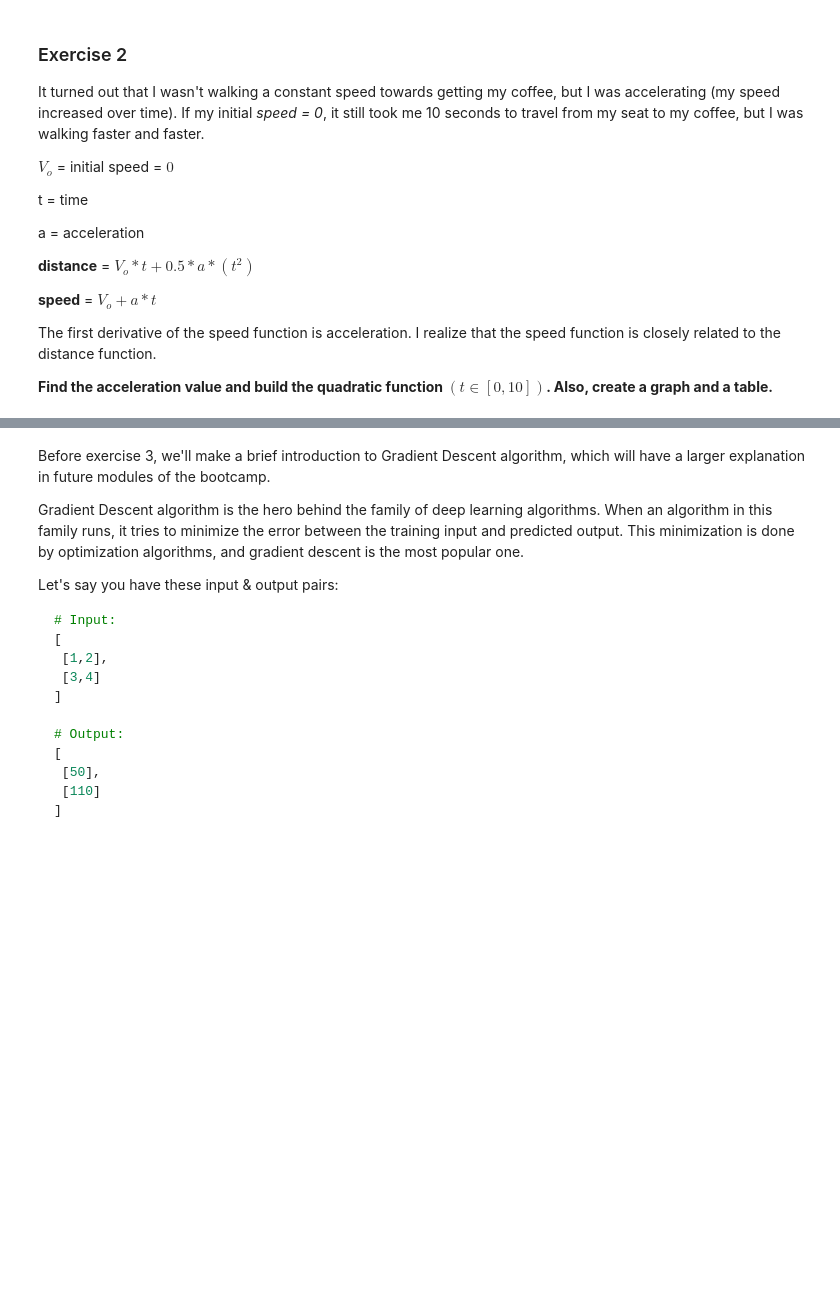
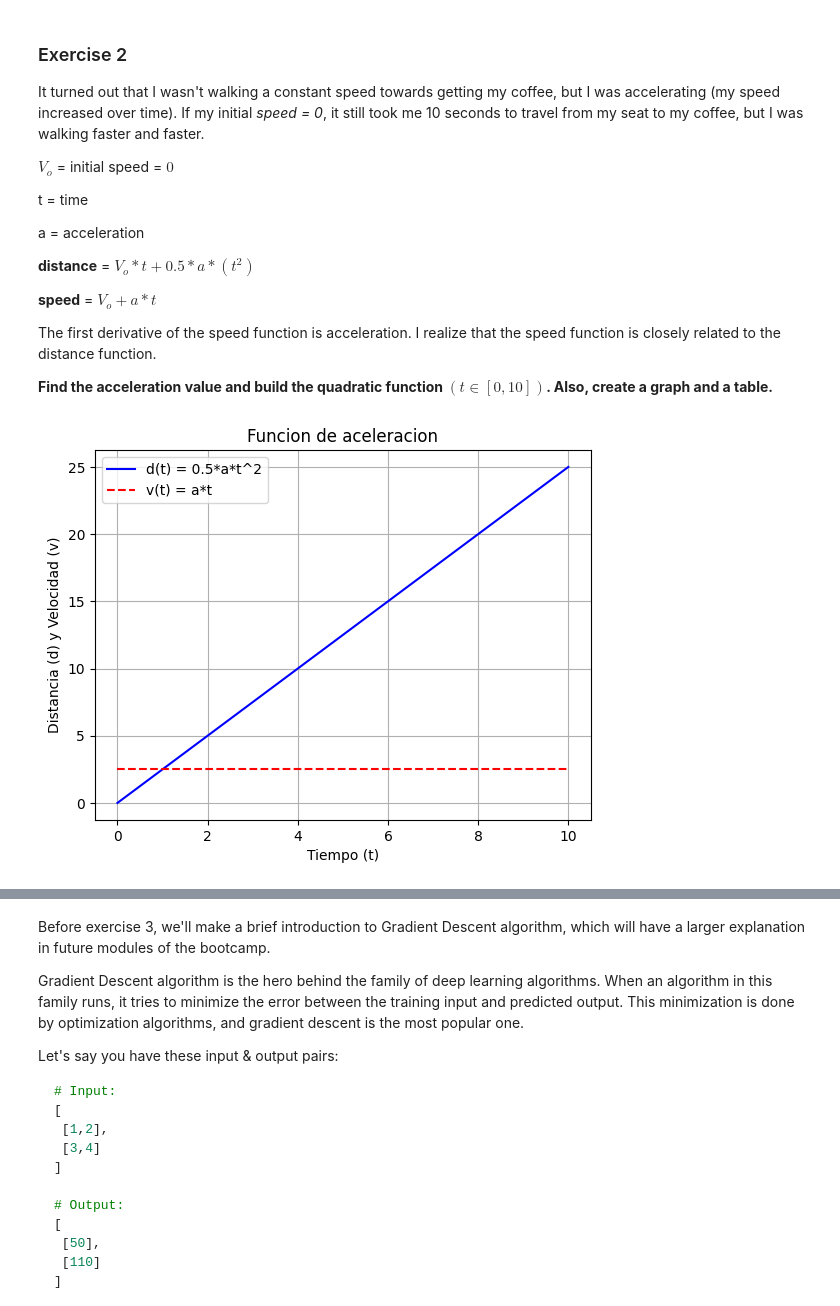
Before and after one commit to tere1507/calculus-and-algebra-problems-with-python, a Jupyter notebook: notebook/problems.ipynb, the cells around one changed output, grey strips where cells are left out. Saved outputs shown, nothing was run; the diff lists cells and outputs as text; code cells hidden in the pictures; blank space fills up the shorter version.

```diff
--- a/notebook/problems.ipynb
+++ b/notebook/problems.ipynb
@@ -52,4 +90,21 @@ The first derivative of the speed function is acceleration. I realize that the s
 # %%
 # Define and plot the quadratic funtion
+def d(t, V0, a):
+    return V0* t + 0.5 * a *t**2
+    t_values = np.linspace(0, 10, 100)
+    d_values = d(t_values, V0, a)
+    v_values = V0 + a * t_values
+
+    plt.figure(figsize=(10, 5))
+plt.plot(t_values, d_values, 'b-', label='d(t) = 0.5*a*t^2')
+plt.plot(t_values, v_values, 'r--', label='v(t) = a*t')
+plt.xlabel('Tiempo (t)')
+plt.ylabel('Distancia (d) y Velocidad (v)')
+plt.title('Funcion de aceleracion')
+plt.legend()
+plt.grid(True)
+plt.show()
+# %% [output]
+[figure, added]
 # %%
 # Create a DataFrame
```
Also changed, not shown: parts of 11 cells of this notebook.
